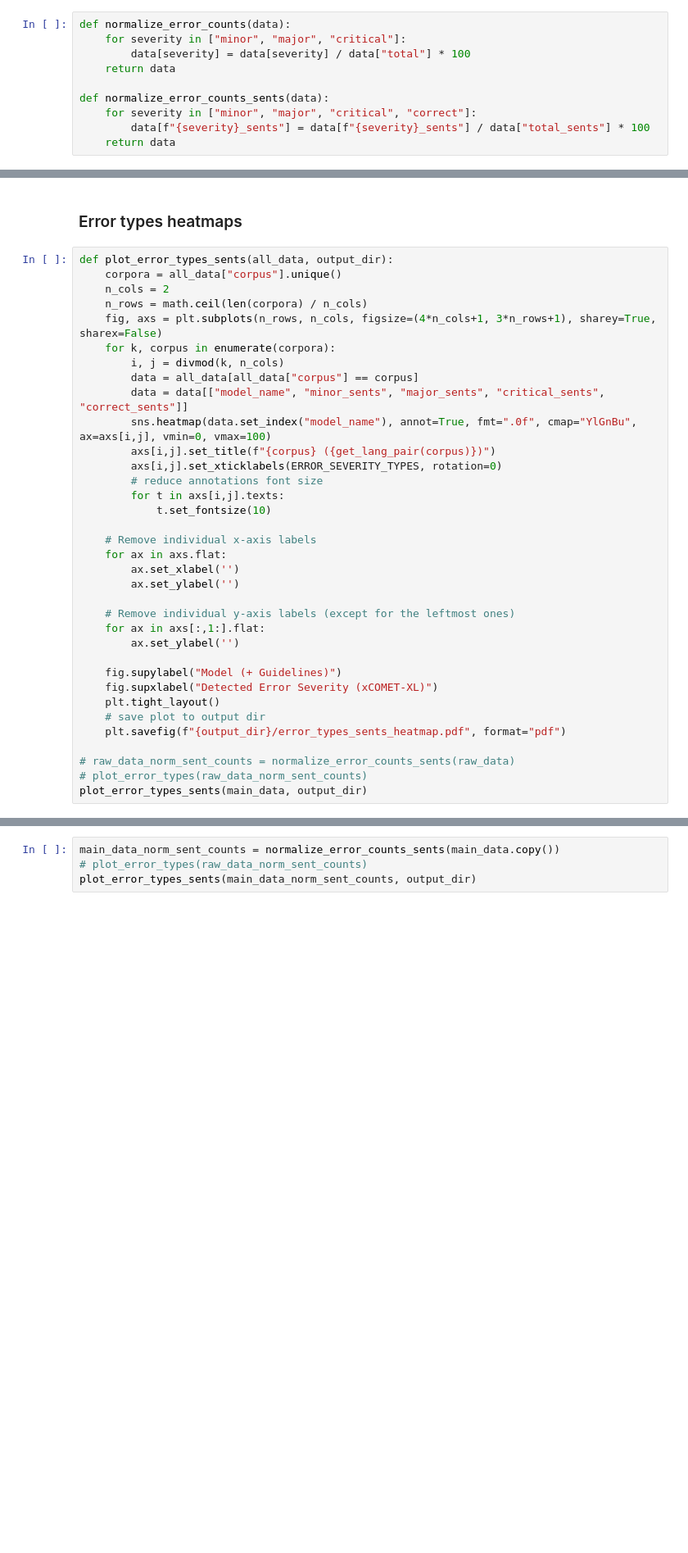
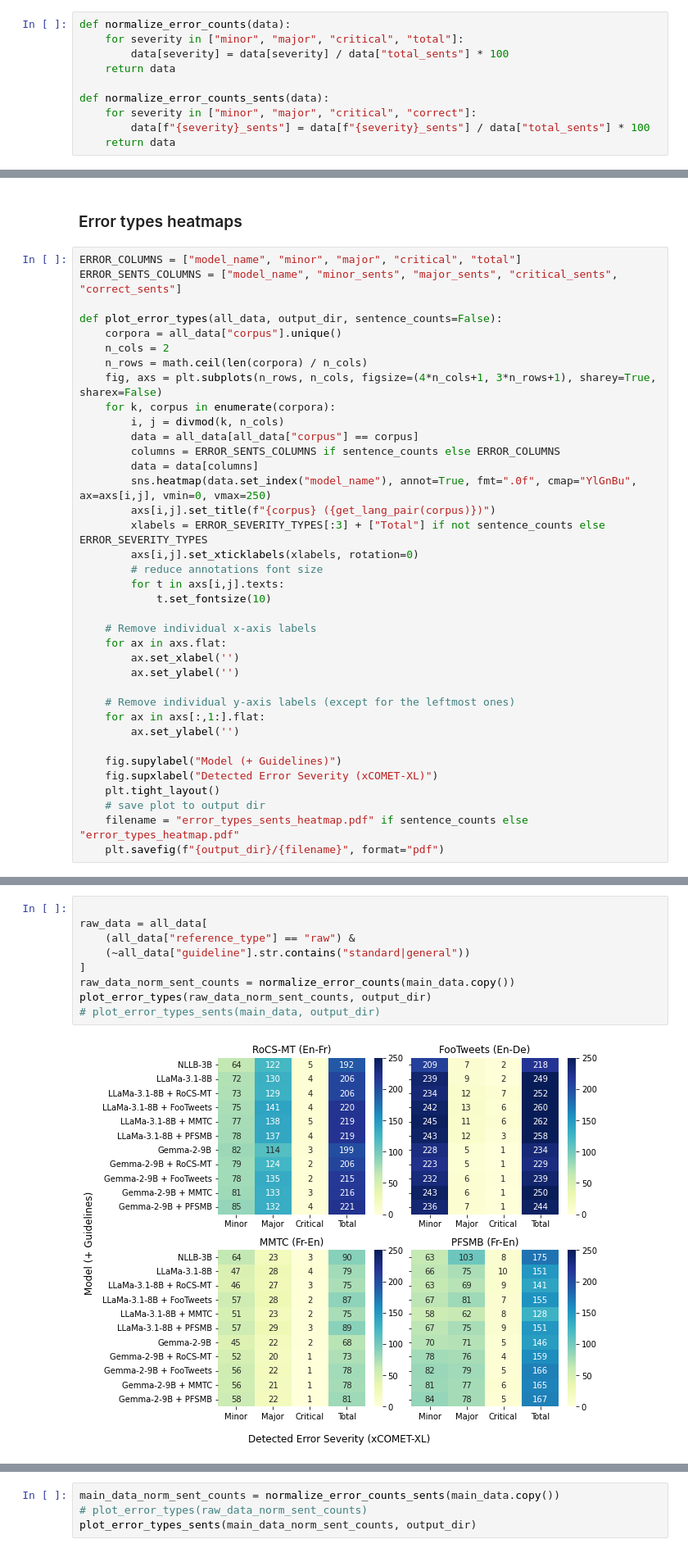
Before and after one commit to lydianish-phd/evaluation-challenges, a Jupyter notebook: src/draft.ipynb, the cells around one changed output, grey strips where cells are left out. Shown at 82% size. Drawn from its saved outputs; the diff is of its cells as text; blank space fills up the shorter version.

```diff
--- a/src/draft.ipynb
+++ b/src/draft.ipynb
@@ -137,8 +137,8 @@ def get_lang_pair(corpus_name):
     return LANG_PAIRS[corpus_name]
 # %%
 def normalize_error_counts(data):
-    for severity in ["minor", "major", "critical"]:
-        data[severity] = data[severity] / data["total"] * 100
+    for severity in ["minor", "major", "critical", "total"]:
+        data[severity] = data[severity] / data["total_sents"] * 100
     return data
 
 def normalize_error_counts_sents(data):
@@ -303,7 +304,10 @@ plot_metric_heatmap(main_data, output_dir, metric, [NLLB_MODEL_NAME, GEMMA_MODEL
 # %% [markdown]
 ### Error types heatmaps
 # %%
-def plot_error_types_sents(all_data, output_dir):
+ERROR_COLUMNS = ["model_name", "minor", "major", "critical", "total"]
+ERROR_SENTS_COLUMNS = ["model_name", "minor_sents", "major_sents", "critical_sents", "correct_sents"]
+
+def plot_error_types(all_data, output_dir, sentence_counts=False):
     corpora = all_data["corpus"].unique()
     n_cols = 2
     n_rows = math.ceil(len(corpora) / n_cols)
@@ -311,10 +315,12 @@ def plot_error_types_sents(all_data, output_dir):
     for k, corpus in enumerate(corpora):
         i, j = divmod(k, n_cols)
         data = all_data[all_data["corpus"] == corpus]
-        data = data[["model_name", "minor_sents", "major_sents", "critical_sents", "correct_sents"]]
-        sns.heatmap(data.set_index("model_name"), annot=True, fmt=".0f", cmap="YlGnBu", ax=axs[i,j], vmin=0, vmax=100)
+        columns = ERROR_SENTS_COLUMNS if sentence_counts else ERROR_COLUMNS
+        data = data[columns]
+        sns.heatmap(data.set_index("model_name"), annot=True, fmt=".0f", cmap="YlGnBu", ax=axs[i,j], vmin=0, vmax=250)
         axs[i,j].set_title(f"{corpus} ({get_lang_pair(corpus)})")
-        axs[i,j].set_xticklabels(ERROR_SEVERITY_TYPES, rotation=0)
+        xlabels = ERROR_SEVERITY_TYPES[:3] + ["Total"] if not sentence_counts else ERROR_SEVERITY_TYPES
+        axs[i,j].set_xticklabels(xlabels, rotation=0)
         # reduce annotations font size
         for t in axs[i,j].texts:
             t.set_fontsize(10)
@@ -332,8 +338,5 @@ def plot_error_types_sents(all_data, output_dir):
     fig.supxlabel("Detected Error Severity (xCOMET-XL)")
     plt.tight_layout()
     # save plot to output dir
-    plt.savefig(f"{output_dir}/error_types_sents_heatmap.pdf", format="pdf")
-
-# raw_data_norm_sent_counts = normalize_error_counts_sents(raw_data)
-# plot_error_types(raw_data_norm_sent_counts)
-plot_error_types_sents(main_data, output_dir)
+    filename = "error_types_sents_heatmap.pdf" if sentence_counts else "error_types_heatmap.pdf"
+    plt.savefig(f"{output_dir}/{filename}", format="pdf")
@@ -341,0 +343,11 @@ plot_error_types_sents(main_data, output_dir)
+# %%
+
+raw_data = all_data[
+    (all_data["reference_type"] == "raw") &
+    (~all_data["guideline"].str.contains("standard|general"))
+]
+raw_data_norm_sent_counts = normalize_error_counts(main_data.copy())
+plot_error_types(raw_data_norm_sent_counts, output_dir)
+# plot_error_types_sents(main_data, output_dir)
+# %% [output]
+[figure, added]
```
Also changed, not shown: parts of 16 cells of this notebook, 2 other files.
